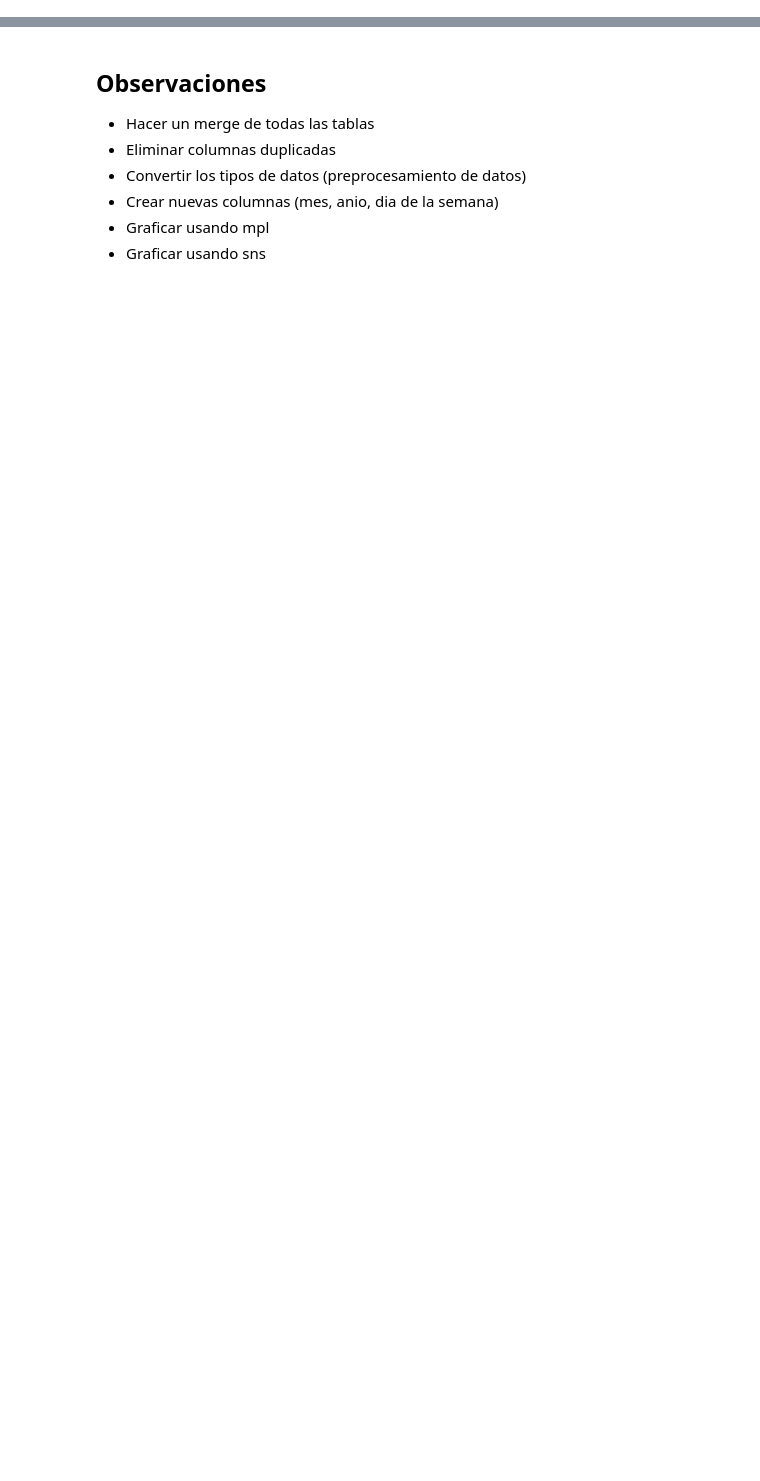
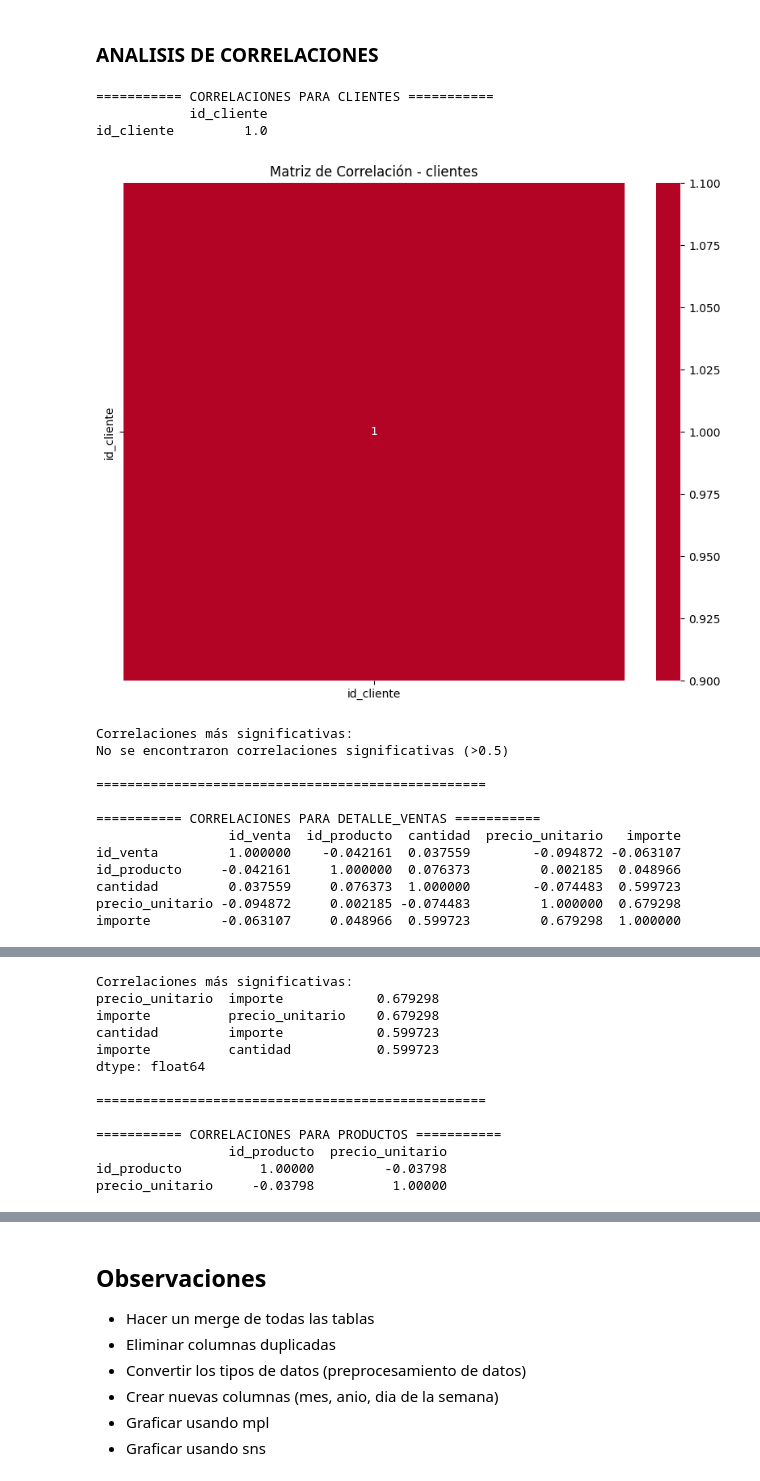
Before and after one commit to Torgeck/Tienda-Aurelion, a Jupyter notebook: notebooks/clase_8.ipynb, the cells around one changed output, grey strips where cells are left out. Saved outputs shown, nothing was run; the diff lists cells and outputs as text; code cells hidden in the pictures; blank space fills up the shorter version.

```diff
--- a/notebooks/clase_8.ipynb
+++ b/notebooks/clase_8.ipynb
@@ -14,7 +22,19 @@ df_list = [clientes, detalle_ventas, productos, ventas]
 name_list = ["clientes", "detalle_ventas", "productos", "ventas"]
 
 for i, tabla in enumerate(df_list):
-    print(f'=========== {name_list[i].upper()} ============')
-    display(tabla.info())
-    display(tabla.describe())
+    print(f"\nEstadísticas descriptivas para {name_list[i]}:")
+    print("\nInformación general:")
+    print(tabla.info())
+
+    print("\nEstadísticas numéricas:")
+    print(tabla.describe())
+
+    print("\nValores nulos por columna:")
+    print(tabla.isnull().sum())
+
+    # Mostrar primeras filas
+    print("\nPrimeras filas del dataset:")
+    print(tabla.head())
+
+    print("\n" + "="*50)
 # %% [output]
@@ -113,0 +58,48 @@ None
+# %% [markdown]
+### ANALISIS DE CORRELACIONES
+# %%
+name_list = ["clientes", "detalle_ventas", "productos", "ventas"]
+
+for i, tabla in enumerate(df_list):
+    print(f"\n=========== CORRELACIONES PARA {name_list[i].upper()} ===========")
+
+    numericas = tabla.select_dtypes(include=[np.number])
+
+    if not numericas.empty:
+        corr = numericas.corr()
+        print(corr)
+
+        fig, ax = plt.subplots(figsize=(10, 8))
+        sns.heatmap(corr, annot=True, cmap='coolwarm', center=0, ax=ax)
+        ax.set_title(f'Matriz de Correlación - {name_list[i]}')
+        plt.show()
+
+        print("\nCorrelaciones más significativas:")
+        corr_unstack = corr.unstack()
+        corr_sorted = corr_unstack[abs(corr_unstack) > 0.5]
+        corr_sorted = corr_sorted[corr_sorted != 1.0] #elimino autocorrelaciones
+        if not corr_sorted.empty:
+            print(corr_sorted.sort_values(ascending=False))
+        else:
+            print("No se encontraron correlaciones significativas (>0.5)")
+    else:
+        print(f"No hay variables numéricas en {name_list[i]} para calcular correlaciones")
+
+    print("\n" + "="*50)
+# %% [output]
+=========== CORRELACIONES PARA CLIENTES ===========
+            id_cliente
+id_cliente         1.0
+[figure, added]
+Correlaciones más significativas:
+No se encontraron correlaciones significativas (>0.5)
+
+==================================================
+
+=========== CORRELACIONES PARA DETALLE_VENTAS ===========
+                 id_venta  id_producto  cantidad  precio_unitario   importe
+id_venta         1.000000    -0.042161  0.037559        -0.094872 -0.063107
+id_producto     -0.042161     1.000000  0.076373         0.002185  0.048966
+cantidad         0.037559     0.076373  1.000000        -0.074483  0.599723
+precio_unitario -0.094872     0.002185 -0.074483         1.000000  0.679298
+importe         -0.063107     0.048966  0.599723         0.679298  1.000000
@@ -113,0 +107,13 @@ None
+Correlaciones más significativas:
+precio_unitario  importe            0.679298
+importe          precio_unitario    0.679298
+cantidad         importe            0.599723
+importe          cantidad           0.599723
+dtype: float64
+
+==================================================
+
+=========== CORRELACIONES PARA PRODUCTOS ===========
+                 id_producto  precio_unitario
+id_producto          1.00000         -0.03798
+precio_unitario     -0.03798          1.00000
```
Also changed, not shown: parts of 18 cells of this notebook, 7 other files.
